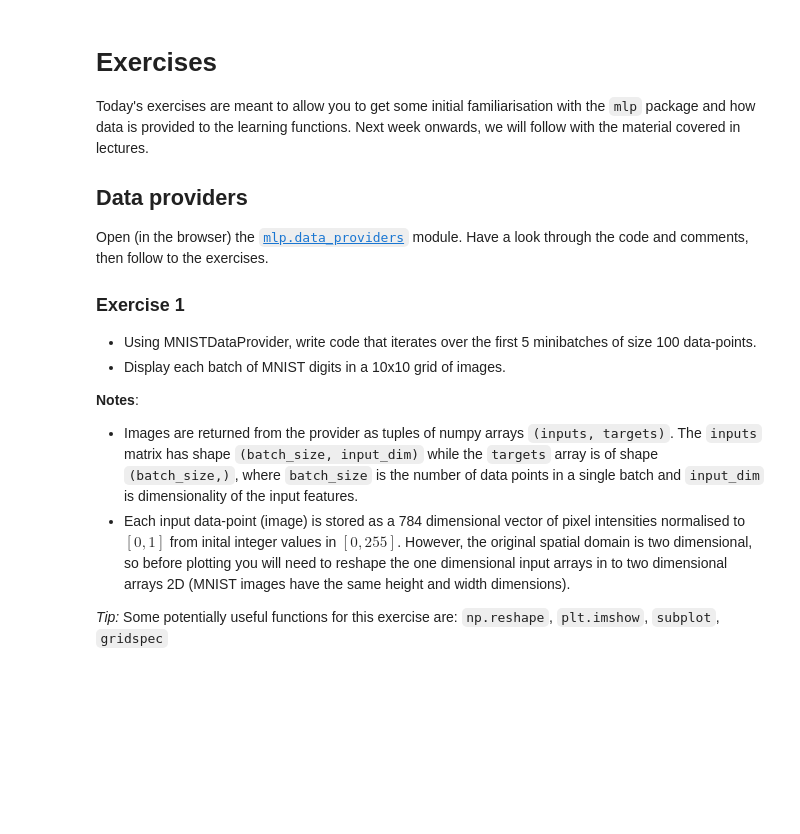
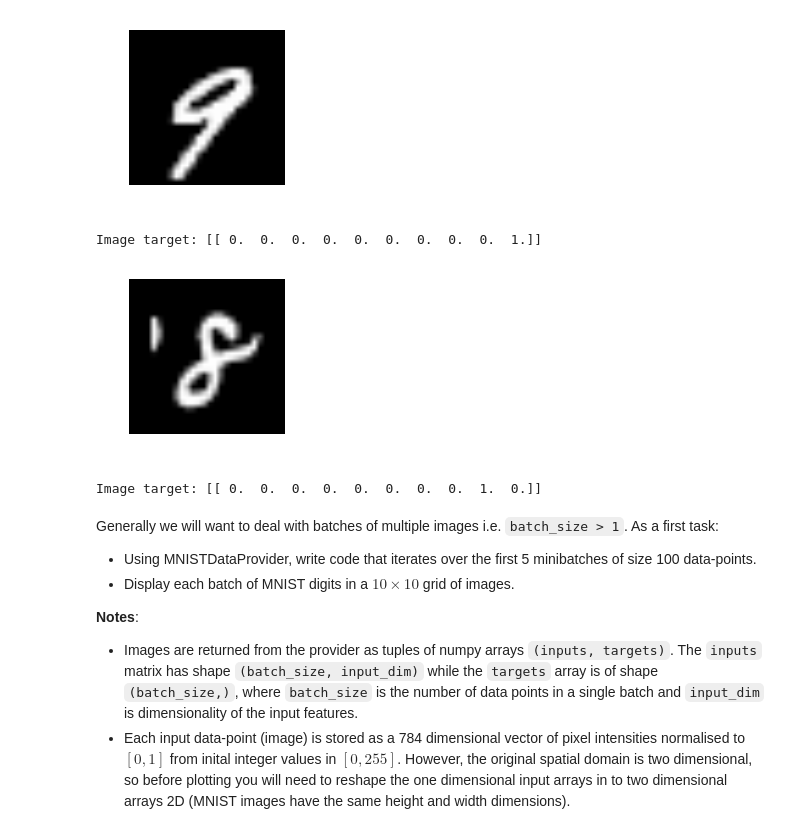
Before and after one commit to VICO-UoE/mlpractical, a Jupyter notebook: notebooks/00_Introduction.ipynb, the cells around one changed output. Drawn from its saved outputs; the diff is of its cells as text; code cells hidden in the pictures; blank space fills up the shorter version.

Commit message:
Editing first lab notebook exercises and adding to Jupyter basics guide.

```diff
--- a/notebooks/00_Introduction.ipynb
+++ b/notebooks/00_Introduction.ipynb
@@ -203,20 +221,36 @@ ax.grid('on')
+# %%
+import matplotlib.pyplot as plt
+import matplotlib.gridspec as gridspec
+import matplotlib.cm as cm
+import mlp.data_providers as data_providers
+
+def show_single_image(img, fig_size=(2, 2)):
+    fig = plt.figure(figsize=fig_size)
+    ax = fig.add_subplot(111)
+    ax.imshow(img, cmap=cm.Greys_r)
+    ax.axis('off')
+    plt.show()
+    return fig, ax
+
+# An example for a single MNIST image
+mnist_dp = data_providers.MNISTDataProvider(
+    which_set='valid', batch_size=1, max_num_batches=2, shuffle_order=True)
+
+for inputs, target in mnist_dp:
+    show_single_image(inputs.reshape(28, 28))
+    print('Image target: {0}'.format(target))
+# %% [output]
+[figure, added]
+Image target: [[ 0.  0.  0.  0.  0.  0.  0.  0.  0.  1.]]
+[figure, added]
+Image target: [[ 0.  0.  0.  0.  0.  0.  0.  0.  1.  0.]]
 # %% [markdown]
-# Exercises
-
-Today's exercises are meant to allow you to get some initial familiarisation with the `mlp` package and how data is provided to the learning functions. Next week onwards, we will follow with the material covered in lectures.
-
-## Data providers
-
-Open (in the browser) the [`mlp.data_providers`](../../edit/mlp/data_providers.py) module. Have a look through the code and comments, then follow to the exercises.
-
-### Exercise 1
+Generally we will want to deal with batches of multiple images i.e. `batch_size > 1`. As a first task:
 
   * Using MNISTDataProvider, write code that iterates over the first 5 minibatches of size 100 data-points.
-  * Display each batch of MNIST digits in a 10x10 grid of images.
+  * Display each batch of MNIST digits in a $10\times10$ grid of images.
 
 **Notes**:
 
   * Images are returned from the provider as tuples of numpy arrays `(inputs, targets)`. The `inputs` matrix has shape `(batch_size, input_dim)` while the `targets` array is of shape `(batch_size,)`, where `batch_size` is the number of data points in a single batch and `input_dim` is dimensionality of the input features.
   * Each input data-point (image) is stored as a 784 dimensional vector of pixel intensities normalised to $[0, 1]$ from inital integer values in $[0, 255]$. However, the original spatial domain is two dimensional, so before plotting you will need to reshape the one dimensional input arrays in to two dimensional arrays 2D (MNIST images have the same height and width dimensions).
-
-*Tip:* Some potentially useful functions for this exercise are: `np.reshape`, `plt.imshow`, `subplot`, `gridspec`
```
Also changed, not shown: parts of 14 cells of this notebook.
